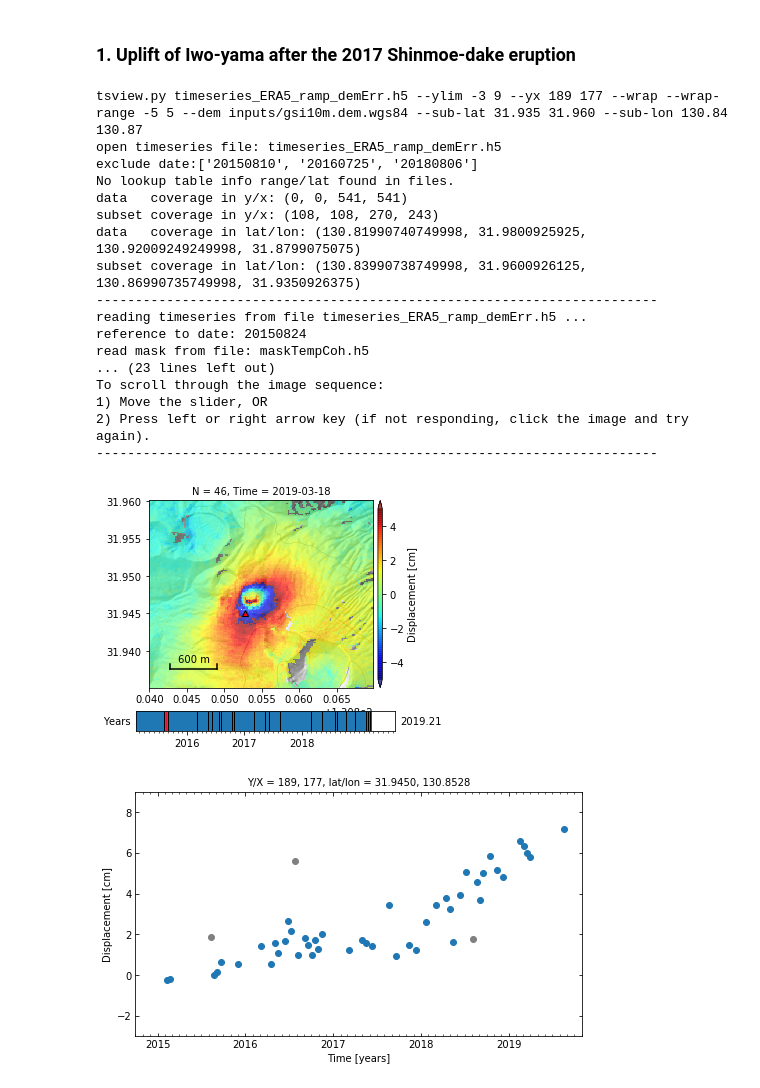
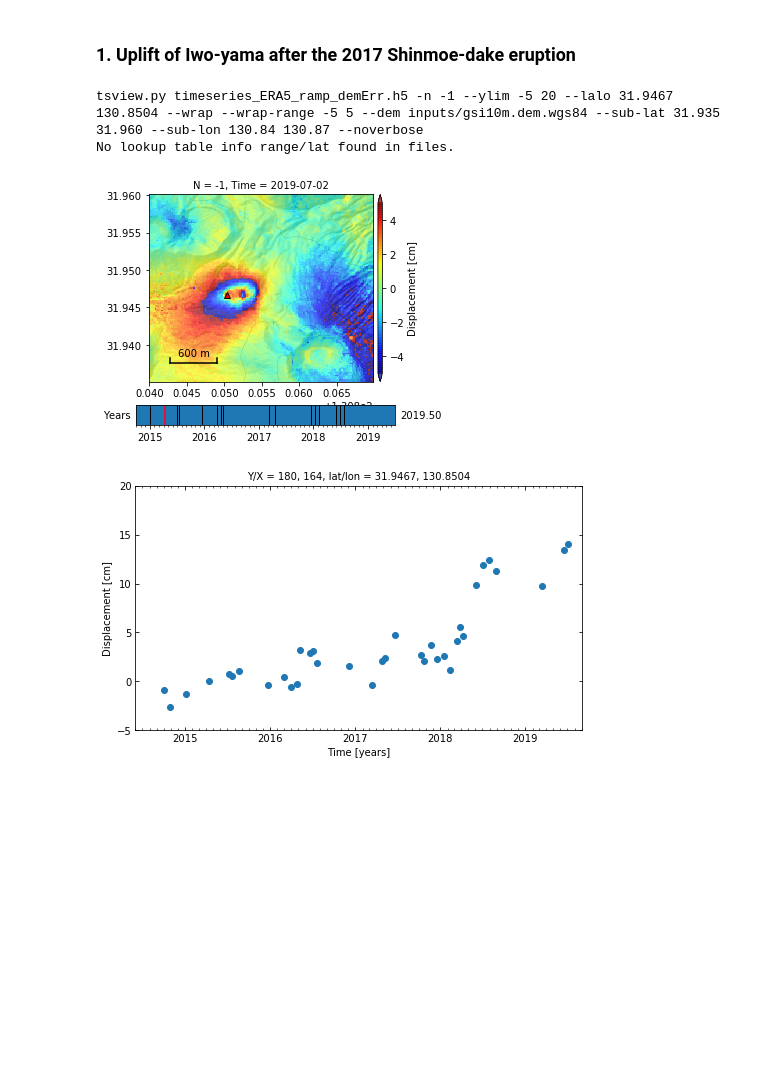
Before and after one commit to geodesymiami/2021-Kirishima, a Jupyter notebook: Fig_2_observations.ipynb, the cells around one changed output. Drawn from its saved outputs; the diff is of its cells as text; code cells hidden in the pictures; blank space fills up the shorter version.

```diff
--- a/Fig_2_observations.ipynb
+++ b/Fig_2_observations.ipynb
@@ -277,28 +376,13 @@ inv_lon_2008post = float(inv_atr_2008post['CDMN_LON'])
 # %% [markdown]
 ### 1. Uplift of Iwo-yama after the 2017 Shinmoe-dake eruption
 # %%
-## ALOS-2 desc T23
-os.chdir(os.path.expanduser('~/insarlab/Kirishima/KirishimaAlos2DT23/mintpy_all'))
-scp_args = 'timeseries_ERA5_ramp_demErr.h5 --ylim -3 9 --yx 189 177 --wrap --wrap-range -5 5 '
-scp_args += ' --dem inputs/gsi10m.dem.wgs84 --sub-lat 31.935 31.960 --sub-lon 130.84 130.87 '
+## ALOS-2 asc T131
+os.chdir(os.path.expanduser('~/insarlab/Kirishima/KirishimaAlos2AT131/mintpyAll'))
+scp_args = 'timeseries_ERA5_ramp_demErr.h5 -n -1 --ylim -5 20 --lalo 31.9467 130.8504 --wrap --wrap-range -5 5 '
+scp_args += ' --dem inputs/gsi10m.dem.wgs84 --sub-lat 31.935 31.960 --sub-lon 130.84 130.87 --noverbose '
 tsview.main(scp_args.split())
 # %% [output]
-tsview.py timeseries_ERA5_ramp_demErr.h5 --ylim -3 9 --yx 189 177 --wrap --wrap-range -5 5 --dem inputs/gsi10m.dem.wgs84 --sub-lat 31.935 31.960 --sub-lon 130.84 130.87
-open timeseries file: timeseries_ERA5_ramp_demErr.h5
-exclude date:['20150810', '20160725', '20180806']
+tsview.py timeseries_ERA5_ramp_demErr.h5 -n -1 --ylim -5 20 --lalo 31.9467 130.8504 --wrap --wrap-range -5 5 --dem inputs/gsi10m.dem.wgs84 --sub-lat 31.935 31.960 --sub-lon 130.84 130.87 --noverbose
 No lookup table info range/lat found in files.
-data   coverage in y/x: (0, 0, 541, 541)
-subset coverage in y/x: (108, 108, 270, 243)
-data   coverage in lat/lon: (130.81990740749998, 31.9800925925, 130.92009249249998, 31.8799075075)
-subset coverage in lat/lon: (130.83990738749998, 31.9600926125, 130.86990735749998, 31.9350926375)
-------------------------------------------------------------------------
-reading timeseries from file timeseries_ERA5_ramp_demErr.h5 ...
-reference to date: 20150824
-read mask from file: maskTempCoh.h5
-... (23 lines left out)
-To scroll through the image sequence:
-1) Move the slider, OR
-2) Press left or right arrow key (if not responding, click the image and try again).
-------------------------------------------------------------------------
-[figure, old version]
+[figure, new version]
-[figure, old version]
+[figure, new version]
```
Also changed, not shown: parts of 24 cells of this notebook, 2 other files.
